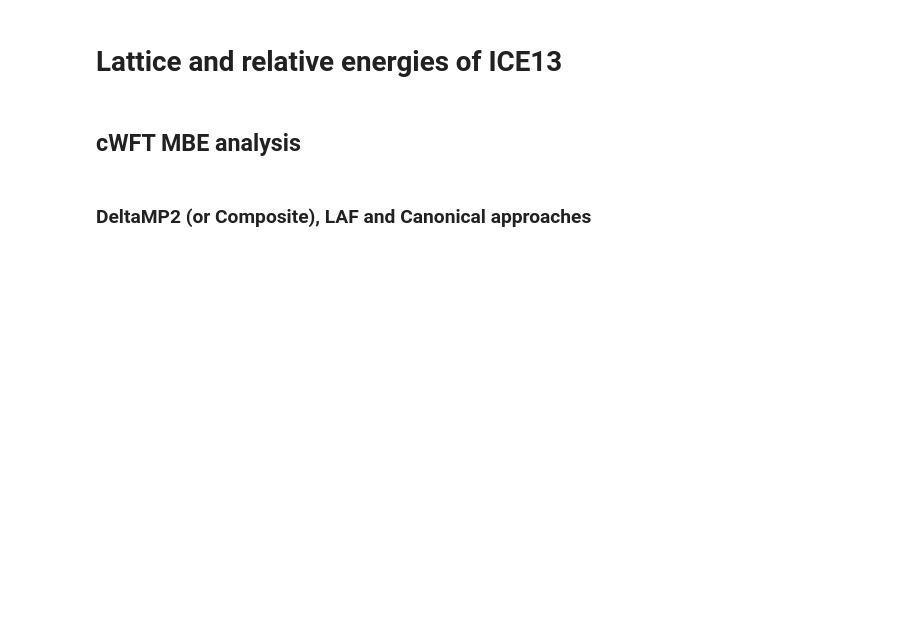
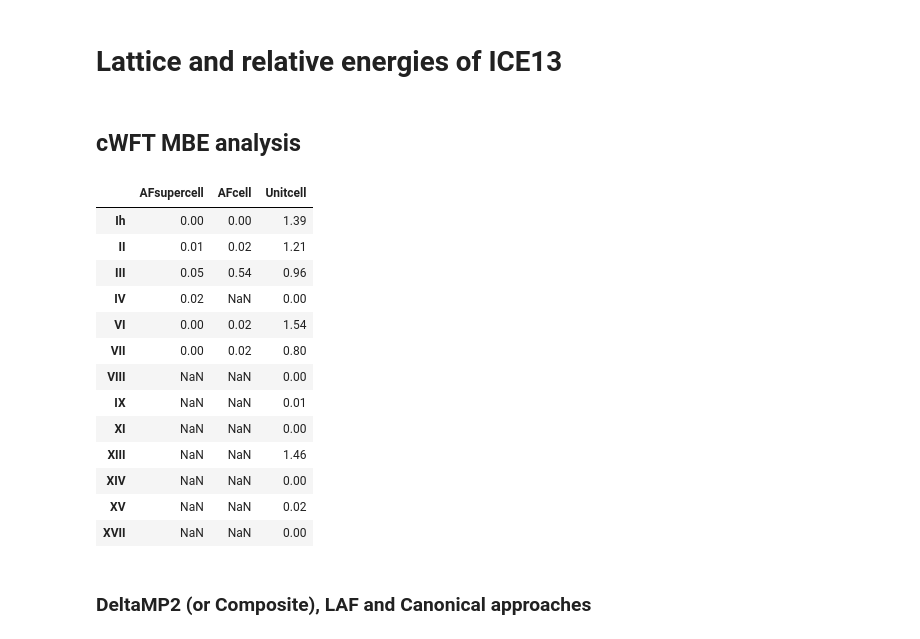
Before and after one commit to benshi97/Data_LNOMBECC, a Jupyter notebook: analyse.ipynb, the cells around one changed output. Drawn from its saved outputs; the diff is of its cells as text; code cells hidden in the pictures; blank space fills up the shorter version.

```diff
--- a/analyse.ipynb
+++ b/analyse.ipynb
@@ -2241,6 +2240,59 @@ for cell_size in ['AFsupercell','AFcell','Unitcell']:
             system_all_methods_elatt_dict[method] = method_elatt_dict.copy()
 
         ice13_final_corr_elatt_dict[cell_size][ice13_idx] = system_all_methods_elatt_dict
+# %%
+# Get the dipole moments per monomer for the 13 ice systems in the X23 dataset
+ice13_dipole_moment_dict = {
+    'AFsupercell': {y: '-' for y in [1,3,4,6,7,17]},
+    'AFcell': {y: '-' for y in [1,3,4,7,17]},
+    'Unitcell': {y: '-' for y in ice13_systems.keys()}
+}
+
+for cell_size in ['AFsupercell','AFcell','Unitcell']:
+    dipole_data_raw_txt = np.genfromtxt(f'Data/ICE13/{cell_size}_dipole.txt',delimiter=' ',dtype=str)
+    dummy_dict = {}
+    for i in range(len(dipole_data_raw_txt)):
+        row = dipole_data_raw_txt[i]
+        dummy_dict[row[0]] = float(row[5])/float(row[1][1:])
+    for ice13_idx in ice13_dipole_moment_dict[cell_size].keys():
+        ice13_dipole_moment_dict[cell_size][ice13_idx] = dummy_dict[ice13_systems[ice13_idx]]
+
+# Convert to DataFrame
+ice13_dipole_moment_df = pd.DataFrame(ice13_dipole_moment_dict)
+ice13_dipole_moment_df.index = [f"{ice13_systems[idx]}" for idx in ice13_dipole_moment_dict['Unitcell'].keys()]
+# Round to 2 d.p.
+ice13_dipole_moment_df = ice13_dipole_moment_df.round(2)
+display(ice13_dipole_moment_df)
+# Convert to LaTeX table
+convert_df_to_latex_input(
+    df = ice13_dipole_moment_df,
+    start_input = '\\begin{table}[h]\n',
+    label = "tab:ice13_dipole_moments",
+    caption = r"Estimated dipole moment per monomer in the unit cell (in Debye) for the 13 ice systems in the ICE13 dataset for the large, medium and small sizes. We used the TTM2.1-F~\cite{fanourgakisFlexiblePolarizableTholetype2006} polarizable water model to compute the dipole moments. We generated $3\times3\times3$ supercell in a box with large vacuum and computed the net diple of the inner unit cell.",
+    replace_input= {
+        "[t]": "[c]",
+        r'AFsupercell': r'Large',
+        r'AFcell': r'Medium',
+        r'Unitcell': r'Small',
+        r'NaN': r'-'
+    },
+    float_fmt="%.2f",
+    filename = "Tables/SI_Table-ICE13_Dipole_Moments.tex")
+# %% [output]
+|  | AFsupercell | AFcell | Unitcell |
+| Ih | 0.00 | 0.00 | 1.39 |
+| II | 0.01 | 0.02 | 1.21 |
+| III | 0.05 | 0.54 | 0.96 |
+| IV | 0.02 | NaN | 0.00 |
+| VI | 0.00 | 0.02 | 1.54 |
+| VII | 0.00 | 0.02 | 0.80 |
+| VIII | NaN | NaN | 0.00 |
+| IX | NaN | NaN | 0.01 |
+| XI | NaN | NaN | 0.00 |
+| XIII | NaN | NaN | 1.46 |
+| XIV | NaN | NaN | 0.00 |
+| XV | NaN | NaN | 0.02 |
+| XVII | NaN | NaN | 0.00 |
 # %% [markdown]
 ### DeltaMP2 (or Composite), LAF and Canonical approaches
 # %%
```
Also changed, not shown: parts of 2 cells of this notebook, 6 other files.
